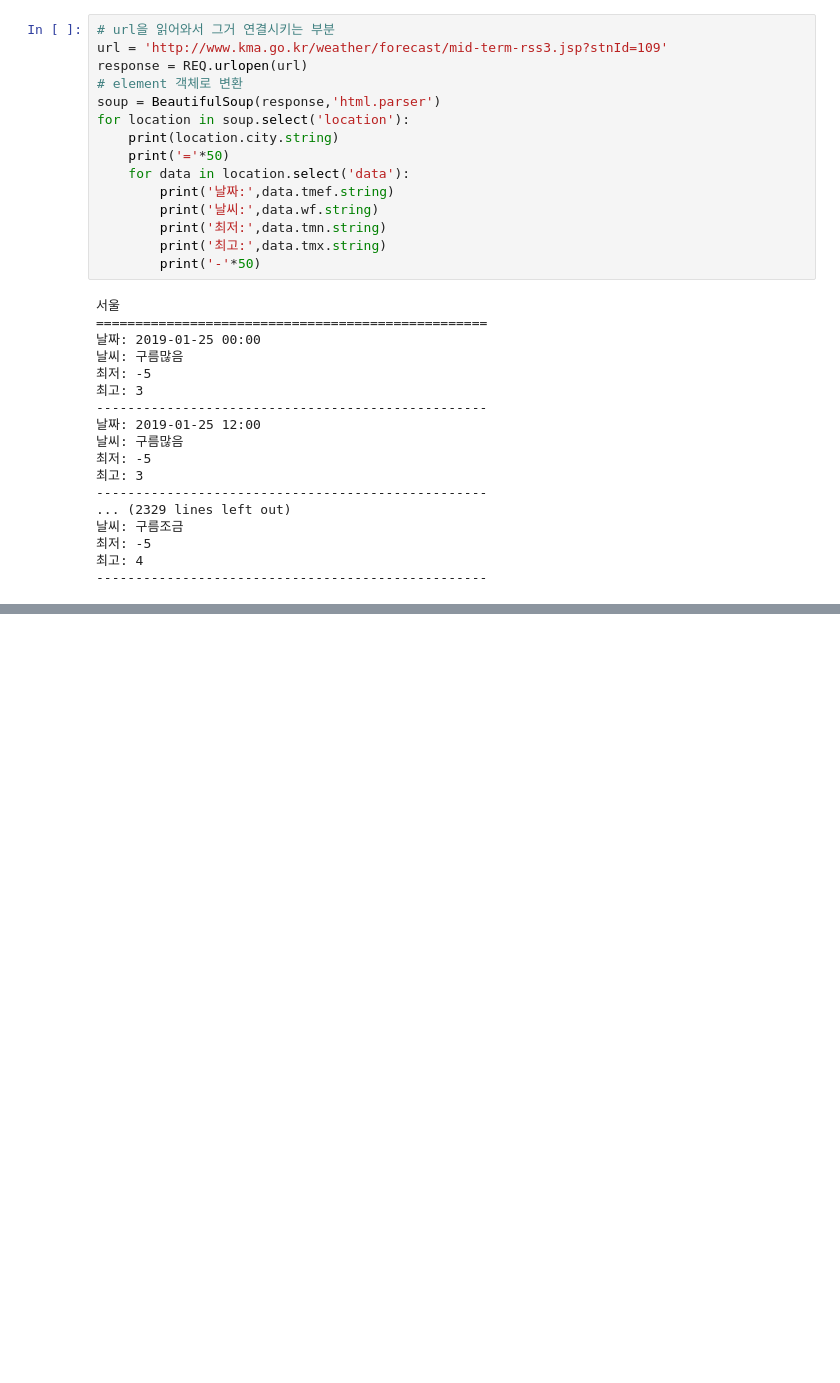
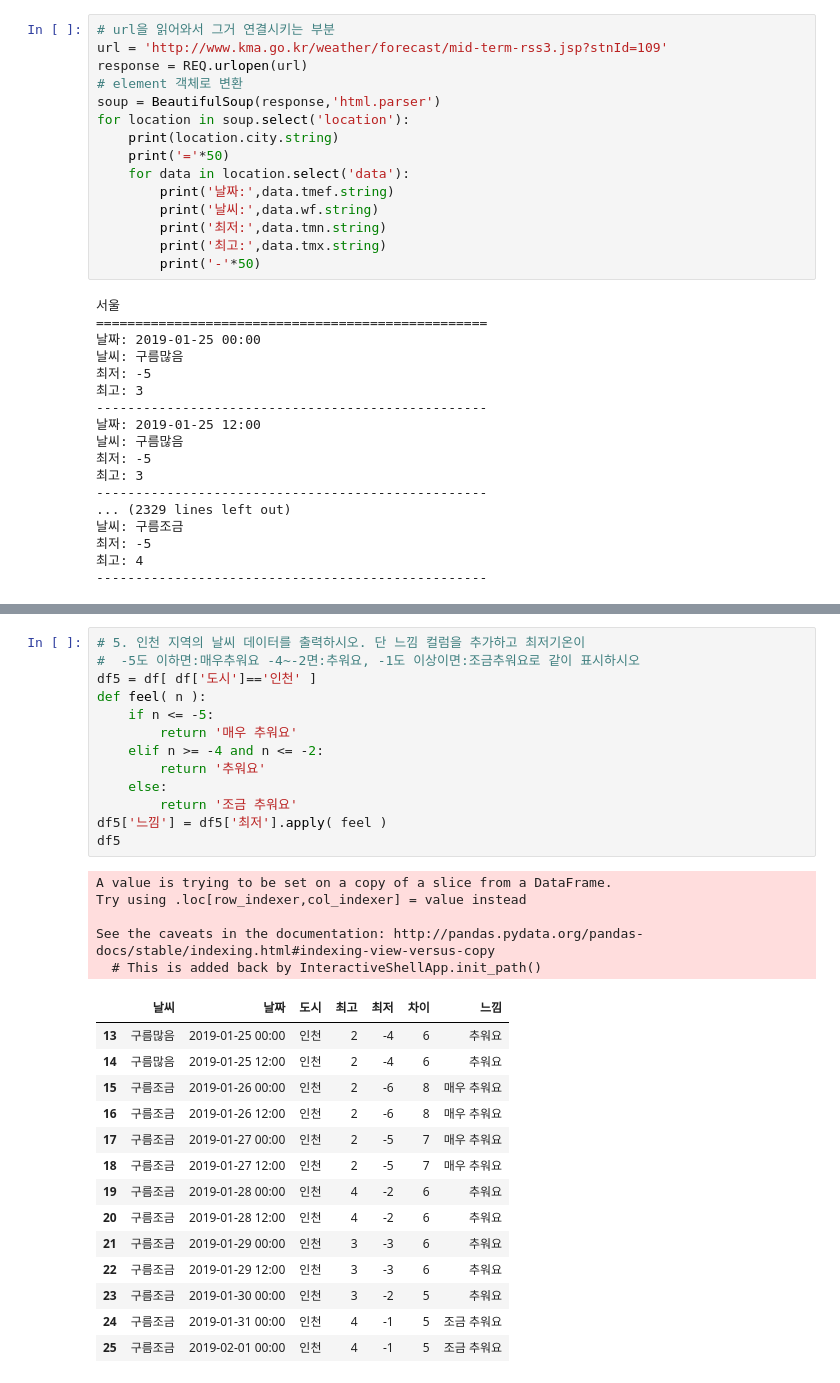
Before and after one commit to HyunKim24/multi_pandas_after, a Jupyter notebook: DataFrameTest14.ipynb, the cells around one changed output, grey strips where cells are left out. Drawn from its saved outputs; the diff is of its cells as text; blank space fills up the shorter version.

```diff
--- a/DataFrameTest14.ipynb
+++ b/DataFrameTest14.ipynb
@@ -37,0 +171,33 @@ for location in soup.select('location'):
+# %%
+# 5. 인천 지역의 날씨 데이터를 출력하시오. 단 느낌 컬럼을 추가하고 최저기온이
+#  -5도 이하면:매우추워요 -4~-2면:추워요, -1도 이상이면:조금추워요로 같이 표시하시오
+df5 = df[ df['도시']=='인천' ]
+def feel( n ):
+    if n <= -5:
+        return '매우 추워요'
+    elif n >= -4 and n <= -2:
+        return '추워요'
+    else:
+        return '조금 추워요'
+df5['느낌'] = df5['최저'].apply( feel )
+df5
+# %% [output]
+A value is trying to be set on a copy of a slice from a DataFrame.
+Try using .loc[row_indexer,col_indexer] = value instead
+
+See the caveats in the documentation: http://pandas.pydata.org/pandas-docs/stable/indexing.html#indexing-view-versus-copy
+  # This is added back by InteractiveShellApp.init_path()
+|  | 날씨 | 날짜 | 도시 | 최고 | 최저 | 차이 | 느낌 |
+| 13 | 구름많음 | 2019-01-25 00:00 | 인천 | 2 | -4 | 6 | 추워요 |
+| 14 | 구름많음 | 2019-01-25 12:00 | 인천 | 2 | -4 | 6 | 추워요 |
+| 15 | 구름조금 | 2019-01-26 00:00 | 인천 | 2 | -6 | 8 | 매우 추워요 |
+| 16 | 구름조금 | 2019-01-26 12:00 | 인천 | 2 | -6 | 8 | 매우 추워요 |
+| 17 | 구름조금 | 2019-01-27 00:00 | 인천 | 2 | -5 | 7 | 매우 추워요 |
+| 18 | 구름조금 | 2019-01-27 12:00 | 인천 | 2 | -5 | 7 | 매우 추워요 |
+| 19 | 구름조금 | 2019-01-28 00:00 | 인천 | 4 | -2 | 6 | 추워요 |
+| 20 | 구름조금 | 2019-01-28 12:00 | 인천 | 4 | -2 | 6 | 추워요 |
+| 21 | 구름조금 | 2019-01-29 00:00 | 인천 | 3 | -3 | 6 | 추워요 |
+| 22 | 구름조금 | 2019-01-29 12:00 | 인천 | 3 | -3 | 6 | 추워요 |
+| 23 | 구름조금 | 2019-01-30 00:00 | 인천 | 3 | -2 | 5 | 추워요 |
+| 24 | 구름조금 | 2019-01-31 00:00 | 인천 | 4 | -1 | 5 | 조금 추워요 |
+| 25 | 구름조금 | 2019-02-01 00:00 | 인천 | 4 | -1 | 5 | 조금 추워요 |
```
Also changed, not shown: parts of 13 cells of this notebook.
